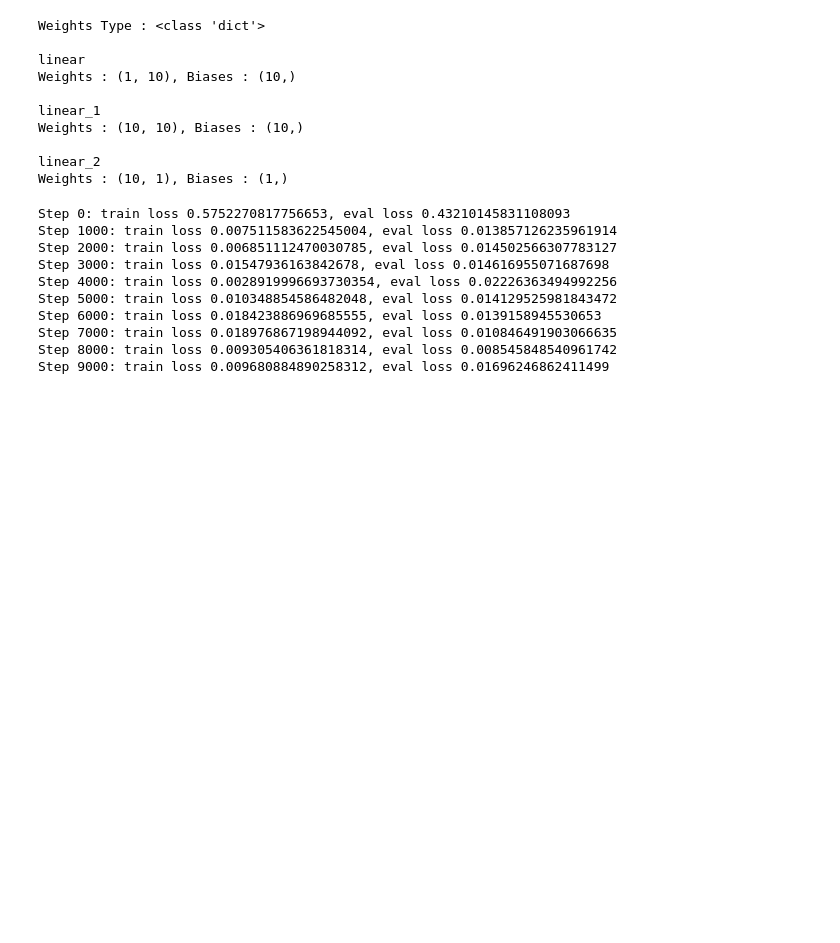
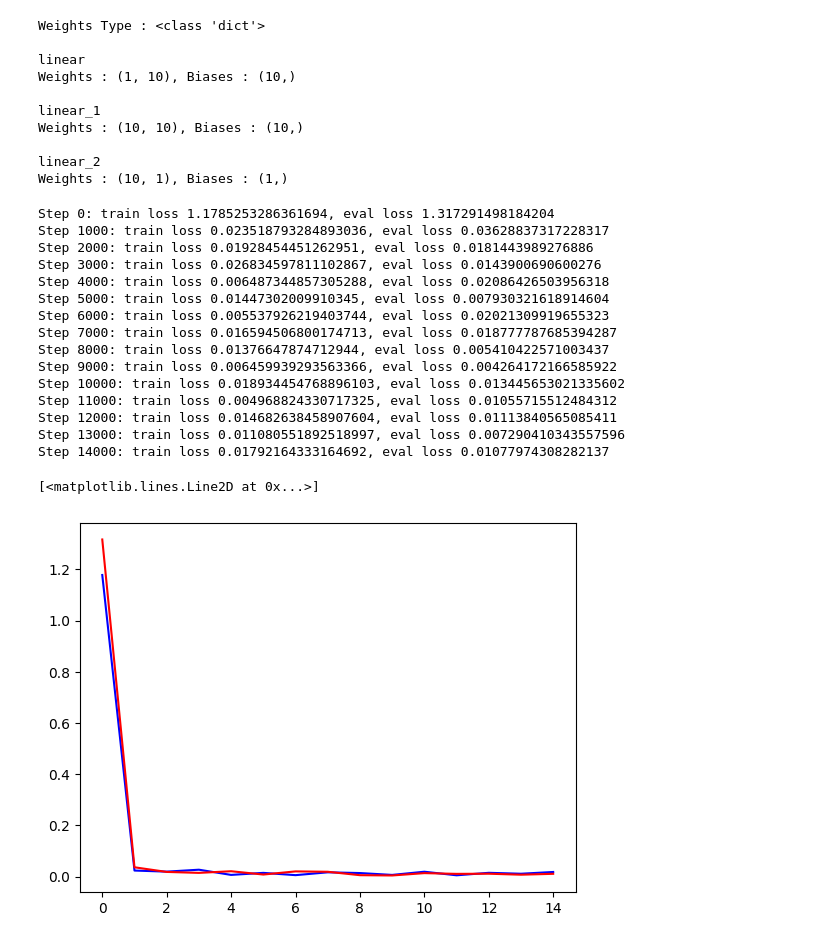
Before and after one commit to jakedorman64/internship, a Jupyter notebook: Regression_with_Haiku.ipynb, the cells around one changed output. Cells and saved outputs as stored; diff of their text form; code cells hidden in the pictures; blank space fills up the shorter version.

```diff
--- a/Regression_with_Haiku.ipynb
+++ b/Regression_with_Haiku.ipynb
@@ -172,26 +176,38 @@ linear_2
 Weights : (10, 1), Biases : (1,)
 # %%
 # Training & evaluation loop.
-for step in range(epochs):
+train_loss_list = []
+val_loss_list = []
+for step in range(gradient_updates):
   # Do stochastic gradient descent on a batch of training examples.
   state = update(state, next(train_dataset))
 
   # Print the training and evaluation loss every 1000 time steps.
   if step % 1000 == 0:
-    train_loss = MeanSquaredErrorLoss(state.params, next(train_dataset))
-    eval_loss = MeanSquaredErrorLoss(state.params, next(eval_dataset))
-    print("Step {}: train loss {}, eval loss {}".format(step, train_loss, eval_loss))
+    train_loss_list.append(MeanSquaredErrorLoss(state.params, next(train_dataset)))
+    val_loss_list.append(MeanSquaredErrorLoss(state.params, next(eval_dataset)))
+    print("Step {}: train loss {}, eval loss {}".format(step, train_loss_list[-1], val_loss_list[-1]))
+
+plt.plot(train_loss_list, color="b")
+plt.plot(val_loss_list, color="red")
 # %% [output]
-Step 0: train loss 0.5752270817756653, eval loss 0.43210145831108093
-Step 1000: train loss 0.007511583622545004, eval loss 0.013857126235961914
-Step 2000: train loss 0.006851112470030785, eval loss 0.014502566307783127
-Step 3000: train loss 0.01547936163842678, eval loss 0.014616955071687698
-Step 4000: train loss 0.0028919996693730354, eval loss 0.02226363494992256
-Step 5000: train loss 0.010348854586482048, eval loss 0.014129525981843472
-Step 6000: train loss 0.018423886969685555, eval loss 0.0139158945530653
-Step 7000: train loss 0.018976867198944092, eval loss 0.010846491903066635
-Step 8000: train loss 0.009305406361818314, eval loss 0.008545848540961742
-Step 9000: train loss 0.009680884890258312, eval loss 0.01696246862411499
+Step 0: train loss 1.1785253286361694, eval loss 1.317291498184204
+Step 1000: train loss 0.023518793284893036, eval loss 0.03628837317228317
+Step 2000: train loss 0.01928454451262951, eval loss 0.0181443989276886
+Step 3000: train loss 0.026834597811102867, eval loss 0.0143900690600276
+Step 4000: train loss 0.006487344857305288, eval loss 0.02086426503956318
+Step 5000: train loss 0.01447302009910345, eval loss 0.007930321618914604
+Step 6000: train loss 0.005537926219403744, eval loss 0.02021309919655323
+Step 7000: train loss 0.016594506800174713, eval loss 0.018777787685394287
+Step 8000: train loss 0.01376647874712944, eval loss 0.005410422571003437
+Step 9000: train loss 0.006459939293563366, eval loss 0.004264172166585922
+Step 10000: train loss 0.018934454768896103, eval loss 0.013445653021335602
+Step 11000: train loss 0.004968824330717325, eval loss 0.01055715512484312
+Step 12000: train loss 0.014682638458907604, eval loss 0.01113840565085411
+Step 13000: train loss 0.011080551892518997, eval loss 0.007290410343557596
+Step 14000: train loss 0.01792164333164692, eval loss 0.01077974308282137
+[<matplotlib.lines.Line2D at 0x...>]
+[figure, added]
 # %%
 # Graph our prediction against the actual curve and the testing data
 plt.scatter(x_truth, y_truth, s=0.1, color='green')
```
Also changed, not shown: parts of 7 cells of this notebook.
